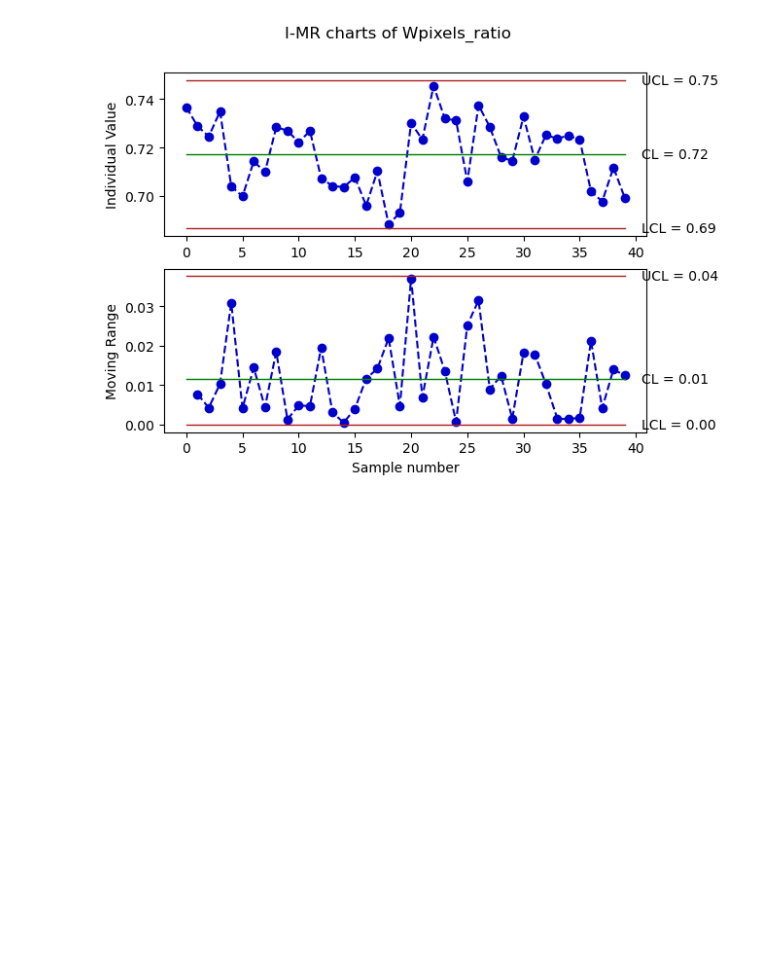
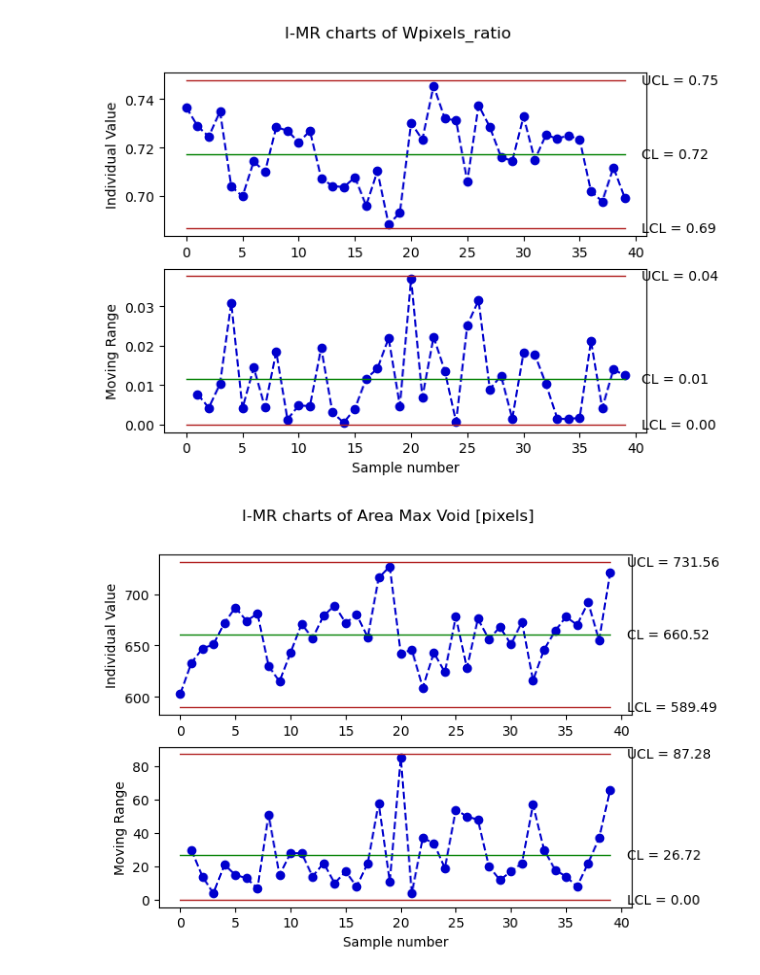
Before and after one commit to abylai11/qda-project, a Jupyter notebook: Python code/Control charts.ipynb, the cells around one changed output. Saved outputs shown, nothing was run; the diff lists cells and outputs as text; code cells hidden in the pictures; blank space fills up the shorter version.

Commit message:
Max Void Area SPC - and old stuff

```diff
--- a/Python code/Control charts.ipynb
+++ b/Python code/Control charts.ipynb
@@ -82,3 +82,15 @@ data_IMR = qda.ControlCharts.IMR(data,'Wpixels_ratio')
 [figure]
 # %%
 #everything looks in control
+# %%
+biggest_void_areas = np.zeros(40)
+for pid in range(0,40):
+	img_df = df_void_new.loc[df_void_new['Part_ID'] == pid]
+	biggest_void_areas[pid] = np.max(img_df["Area [pixels]"])
+	# print(f'biggest void for {pid} was at index {np.argmax(img_df["Area [pixels]"])+1}')
+
+data = pd.DataFrame(biggest_void_areas, columns=['Area Max Void [pixels]'])
+# data
+data_IMR = qda.ControlCharts.IMR(data,'Area Max Void [pixels]')
+# %% [output]
+[figure, added]
```
Also changed, not shown: parts of 4 cells of this notebook, 1 other file.
